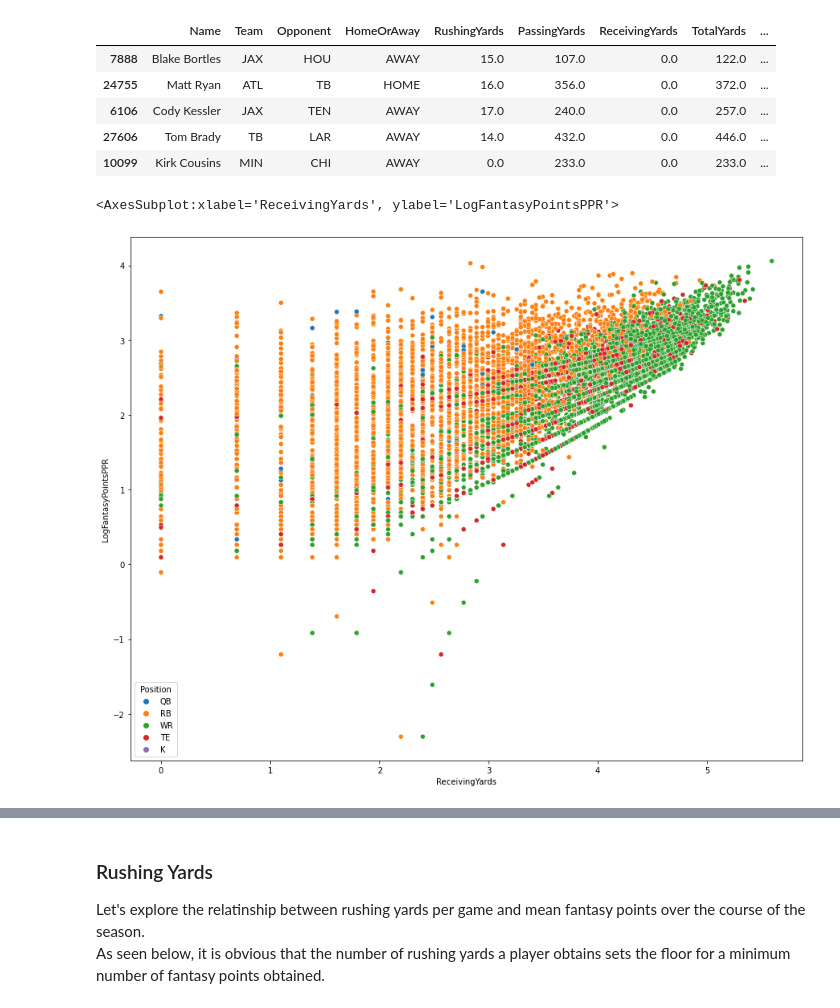
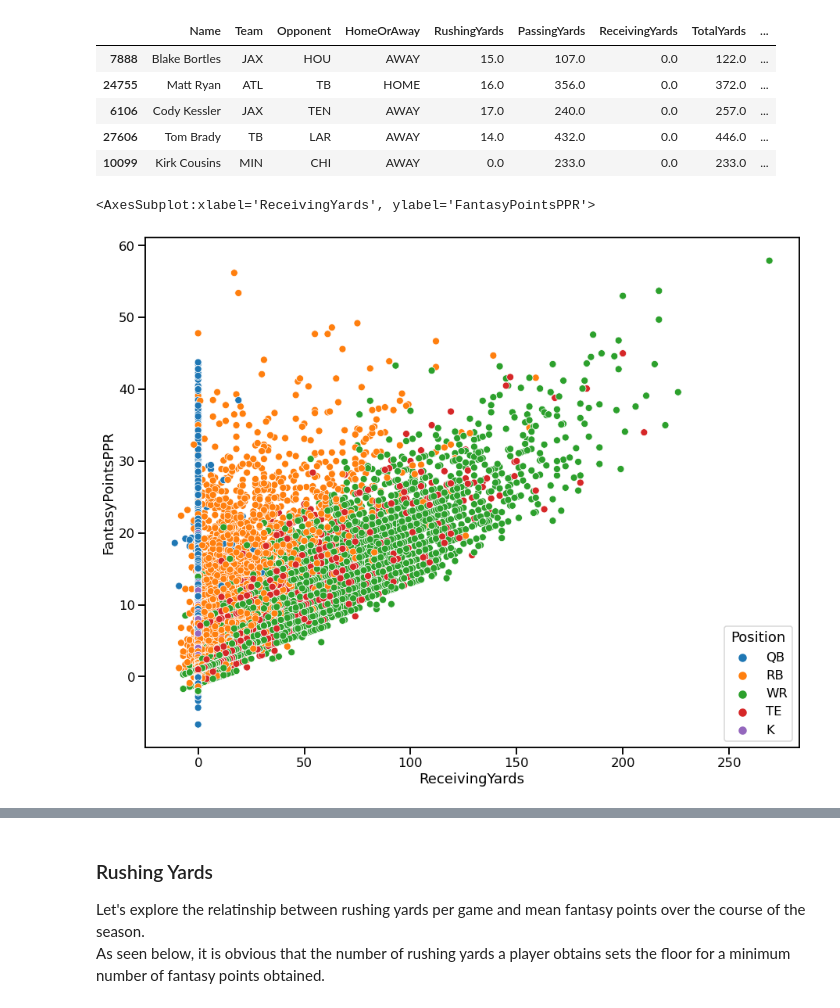
Before and after one commit to bernpb/Fantasy_Football_Prediction, a Jupyter notebook: EDA.ipynb, the cells around one changed output, grey strips where cells are left out. Saved outputs shown, nothing was run; the diff lists cells and outputs as text; code cells hidden in the pictures.

```diff
--- a/EDA.ipynb
+++ b/EDA.ipynb
@@ -12,6 +12,9 @@ warnings.filterwarnings("ignore")
 # %%
 # Import the data for
 data = pd.read_csv('Data/weekly_data.csv')
+# %%
+# Set context of seaborn plots to 'talk'
+sns.set_context(context = 'talk')
 # %%
 # Print the shapes of the dataframe
 
@@ -170,10 +173,10 @@ data[['Name','Team', 'Opponent','HomeOrAway','RushingYards', 'PassingYards', 'Re
 | 10099 | Kirk Cousins | MIN | CHI | AWAY | 0.0 | 233.0 | 0.0 | 233.0 | ... |
 # %%
 plt.figure(figsize = (15, 12))
-sns.scatterplot(x =np.log(data['ReceivingYards']),
-               y = data['LogFantasyPointsPPR'],
+sns.scatterplot(x =(data['ReceivingYards']),
+               y = data['FantasyPointsPPR'],
                hue = data['Position'])
 # %% [output]
-<AxesSubplot:xlabel='ReceivingYards', ylabel='LogFantasyPointsPPR'>
+<AxesSubplot:xlabel='ReceivingYards', ylabel='FantasyPointsPPR'>
-[figure, old version]
+[figure, new version]
 # %%
```
Also changed, not shown: parts of 22 cells of this notebook, 6 other files.
